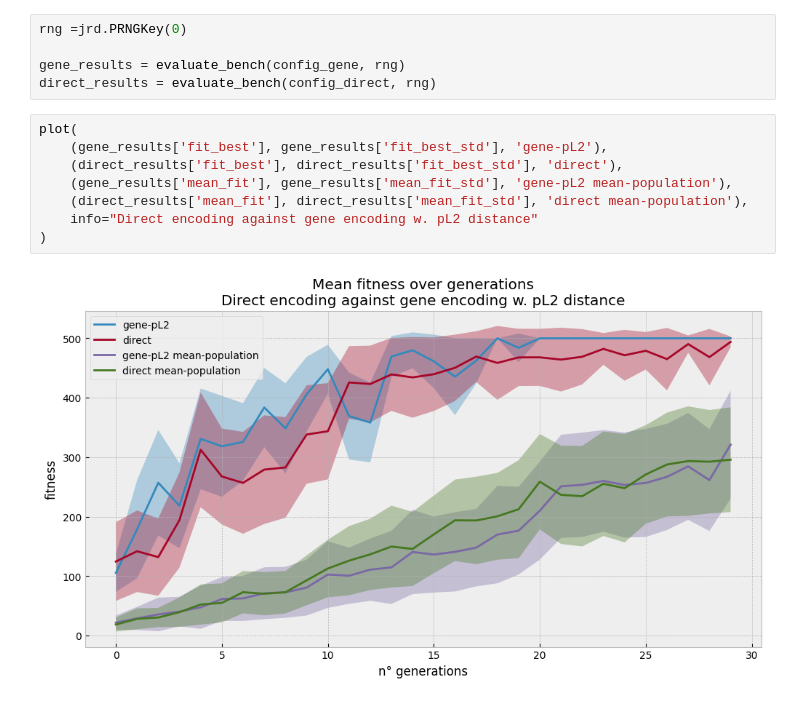
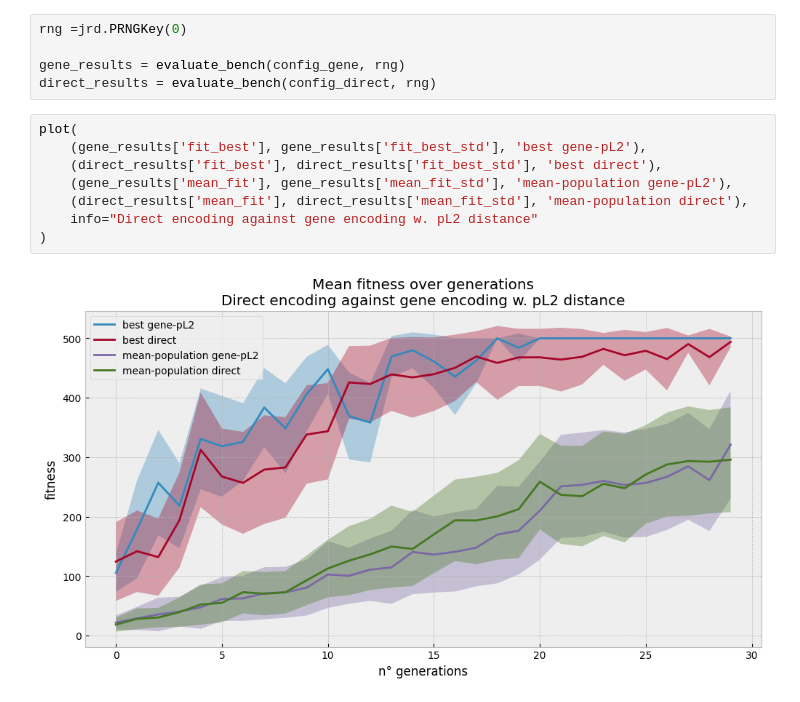
Before and after one commit to arxaqapi/gene.jax, a Jupyter notebook: Neuroevolution Gene Encoding Comparison.ipynb, the cells around one changed output. Drawn from its saved outputs; the diff is of its cells as text.

```diff
--- a/Neuroevolution Gene Encoding Comparison.ipynb
+++ b/Neuroevolution Gene Encoding Comparison.ipynb
@@ -79,11 +79,11 @@ gene_results = evaluate_bench(config_gene, rng)
 direct_results = evaluate_bench(config_direct, rng)
 # %%
 plot(
-    (gene_results['fit_best'], gene_results['fit_best_std'], 'gene-pL2'),
-    (direct_results['fit_best'], direct_results['fit_best_std'], 'direct'),
-    (gene_results['mean_fit'], gene_results['mean_fit_std'], 'gene-pL2 mean-population'),
-    (direct_results['mean_fit'], direct_results['mean_fit_std'], 'direct mean-population'),
+    (gene_results['fit_best'], gene_results['fit_best_std'], 'best gene-pL2'),
+    (direct_results['fit_best'], direct_results['fit_best_std'], 'best direct'),
+    (gene_results['mean_fit'], gene_results['mean_fit_std'], 'mean-population gene-pL2'),
+    (direct_results['mean_fit'], direct_results['mean_fit_std'], 'mean-population direct'),
     info="Direct encoding against gene encoding w. pL2 distance"
 )
 # %% [output]
-[figure, old version]
+[figure, new version]
```
